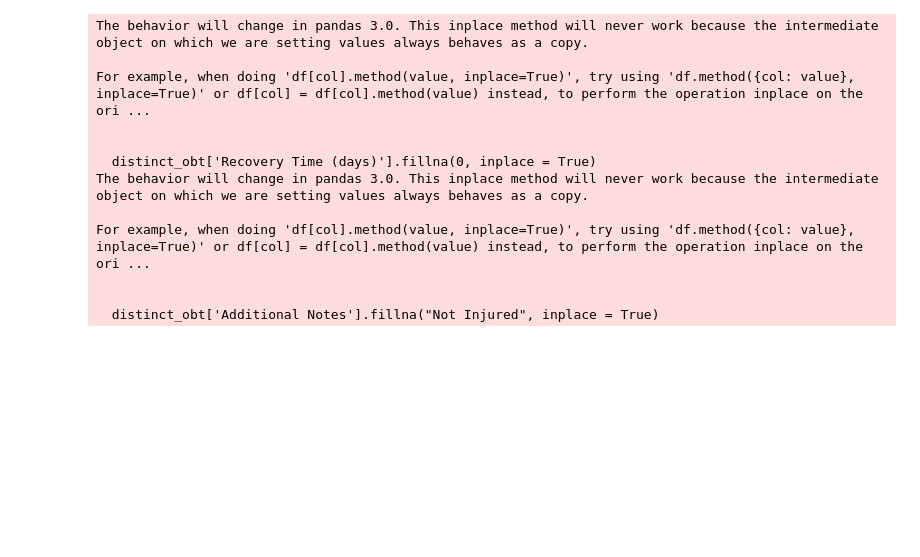
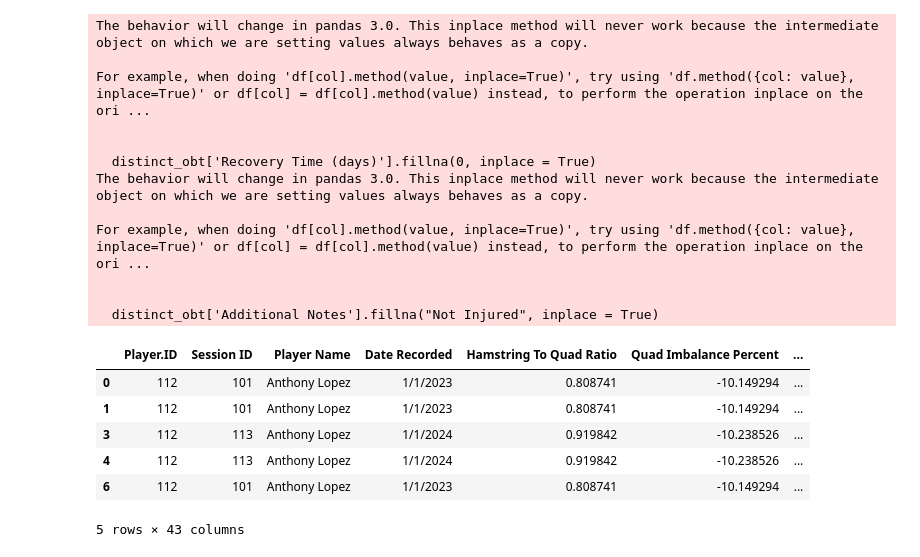
Before and after one commit to sskashya/Stat_padding-DataScience-Competition, a Jupyter notebook: ds_comp_eda.ipynb, the cells around one changed output. Drawn from its saved outputs; the diff is of its cells as text; code cells hidden in the pictures; blank space fills up the shorter version.

```diff
--- a/ds_comp_eda.ipynb
+++ b/ds_comp_eda.ipynb
@@ -217,0 +222,11 @@ For example, when doing 'df[col].method(value, inplace=True)', try using 'df.met
+# %%
+clean_obt = distinct_obt.dropna()
+clean_obt.head()
+# %% [output]
+|  | Player.ID | Session ID | Player Name | Date Recorded | Hamstring To Quad Ratio | Quad Imbalance Percent | ... |
+| 0 | 112 | 101 | Anthony Lopez | 1/1/2023 | 0.808741 | -10.149294 | ... |
+| 1 | 112 | 101 | Anthony Lopez | 1/1/2023 | 0.808741 | -10.149294 | ... |
+| 3 | 112 | 113 | Anthony Lopez | 1/1/2024 | 0.919842 | -10.238526 | ... |
+| 4 | 112 | 113 | Anthony Lopez | 1/1/2024 | 0.919842 | -10.238526 | ... |
+| 6 | 112 | 101 | Anthony Lopez | 1/1/2023 | 0.808741 | -10.149294 | ... |
+5 rows × 43 columns
```
Also changed, not shown: parts of 9 cells of this notebook.
